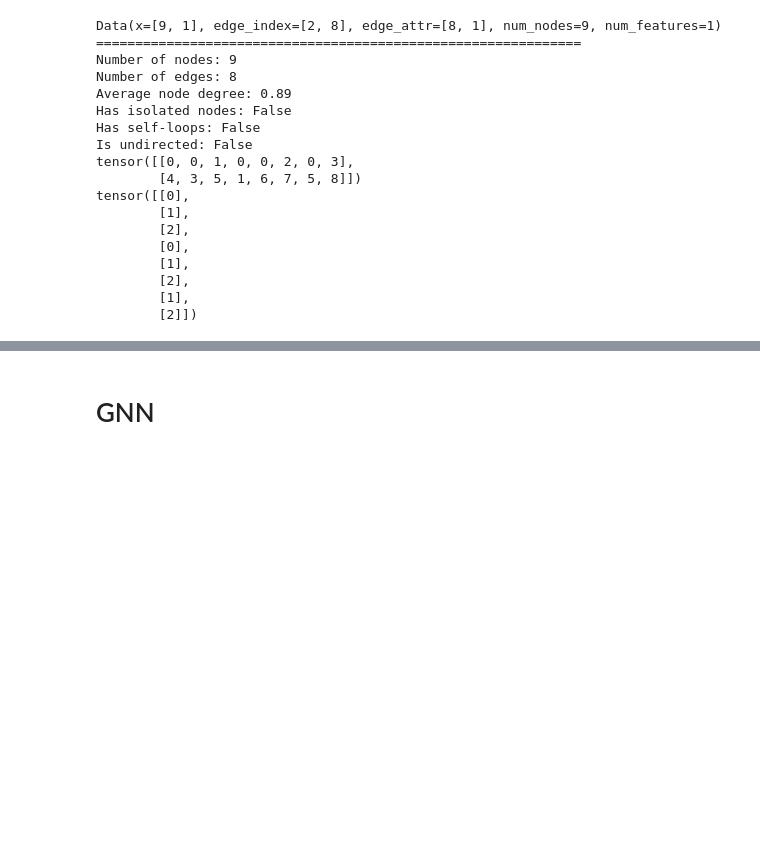
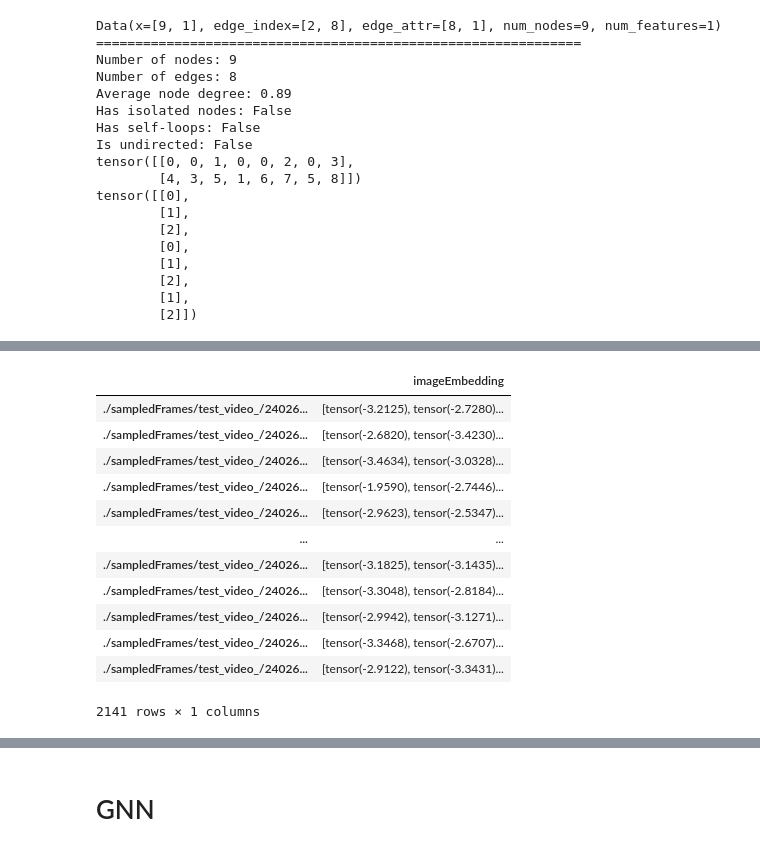
Before and after one commit to ashmitchamoli/Distracted-Driving-Detection, a Jupyter notebook: simple_gnn.ipynb, the cells around one changed output, grey strips where cells are left out. Saved outputs shown, nothing was run; the diff lists cells and outputs as text; code cells hidden in the pictures; blank space fills up the shorter version.

```diff
--- a/simple_gnn.ipynb
+++ b/simple_gnn.ipynb
@@ -66,4 +80,18 @@ tensor([[0],
 # %%
-# imageEmbeddingData = preproc.loadImageEmbeddings('test_video', split='test')
-# imageEmbeddingData
+imageEmbeddingData = preproc.loadImageEmbeddings('test_video', split='test')
+imageEmbeddingData
+# %% [output]
+|  | imageEmbedding |
+| ./sampledFrames/test_video_/24026... | [tensor(-3.2125), tensor(-2.7280)... |
+| ./sampledFrames/test_video_/24026... | [tensor(-2.6820), tensor(-3.4230)... |
+| ./sampledFrames/test_video_/24026... | [tensor(-3.4634), tensor(-3.0328)... |
+| ./sampledFrames/test_video_/24026... | [tensor(-1.9590), tensor(-2.7446)... |
+| ./sampledFrames/test_video_/24026... | [tensor(-2.9623), tensor(-2.5347)... |
+| ... | ... |
+| ./sampledFrames/test_video_/24026... | [tensor(-3.1825), tensor(-3.1435)... |
+| ./sampledFrames/test_video_/24026... | [tensor(-3.3048), tensor(-2.8184)... |
+| ./sampledFrames/test_video_/24026... | [tensor(-2.9942), tensor(-3.1271)... |
+| ./sampledFrames/test_video_/24026... | [tensor(-3.3468), tensor(-2.6707)... |
+| ./sampledFrames/test_video_/24026... | [tensor(-2.9122), tensor(-3.3431)... |
+2141 rows × 1 columns
 # %%
```
Also changed, not shown: parts of 5 cells of this notebook, 2 other files.
